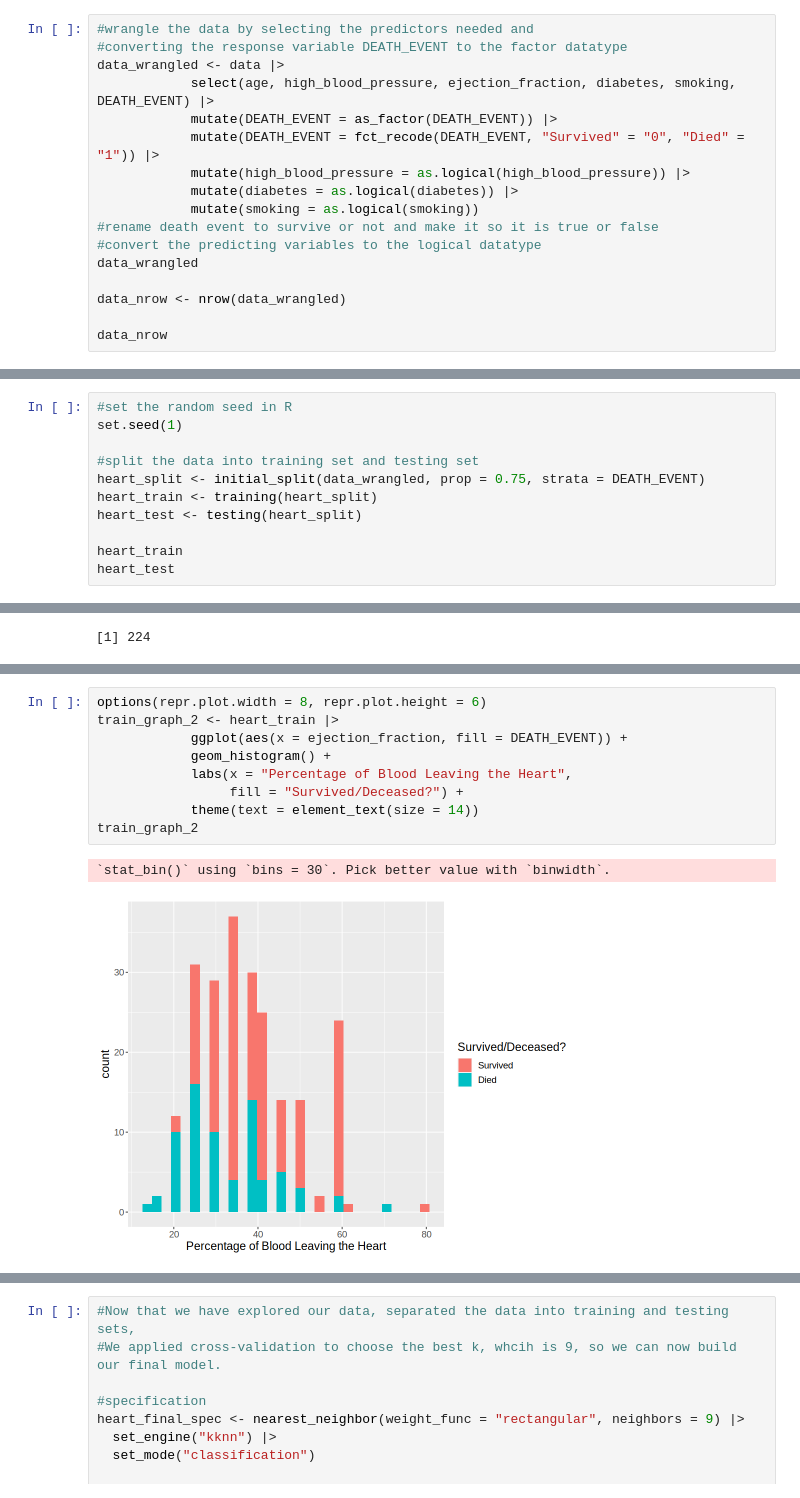
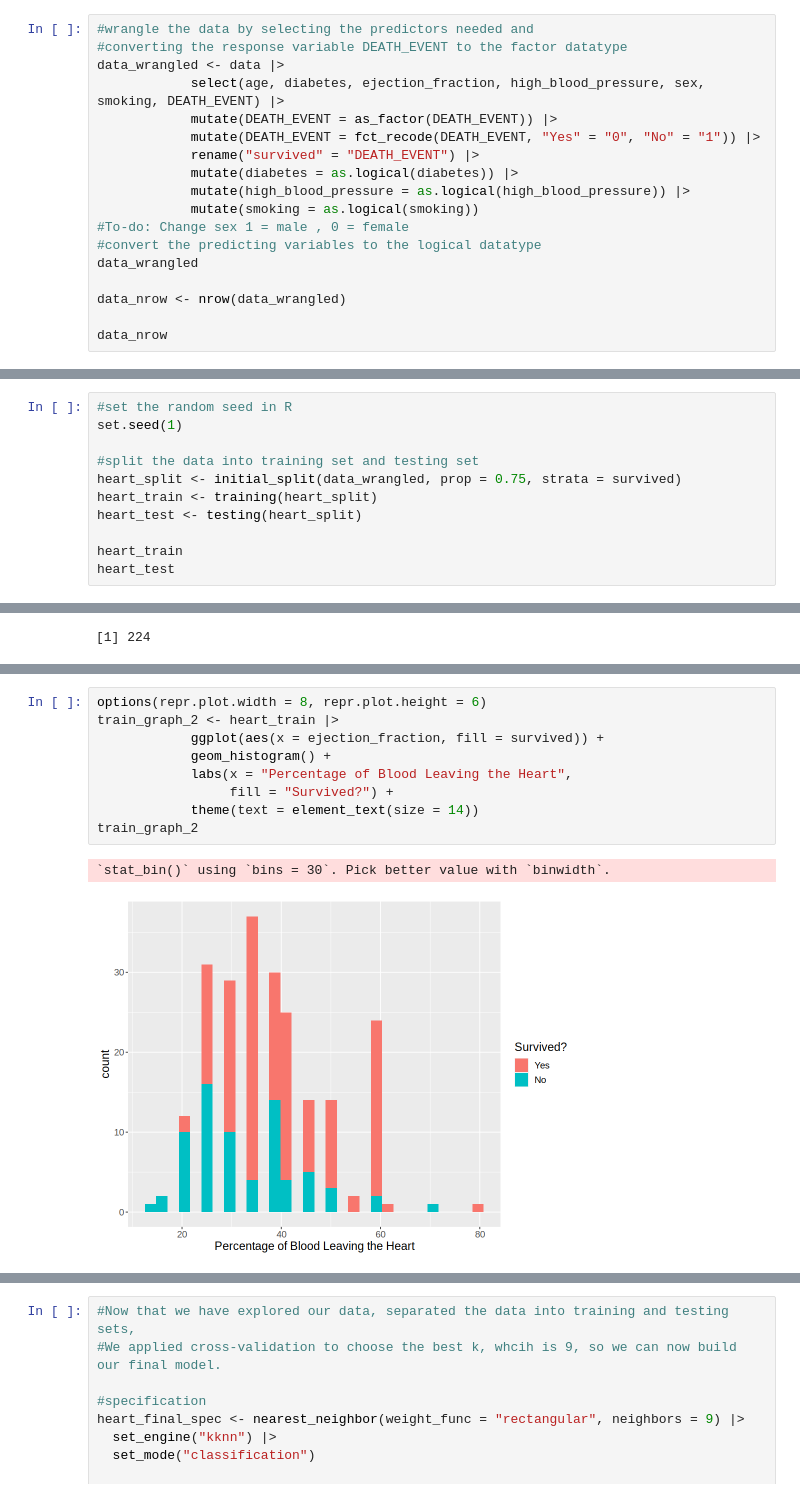
Before and after one commit to KristenisHuaiyi/Data_Science_Project, a Jupyter notebook: Untitled2.ipynb, the cells around one changed output, grey strips where cells are left out. Saved outputs shown, nothing was run; the diff lists cells and outputs as text.

Commit message:
Changed to Survive?

```diff
--- a/Untitled2.ipynb
+++ b/Untitled2.ipynb
@@ -49,13 +49,14 @@ A spec_tbl_df: 299 × 13
 #wrangle the data by selecting the predictors needed and
 #converting the response variable DEATH_EVENT to the factor datatype
 data_wrangled <- data |>
-            select(age, high_blood_pressure, ejection_fraction, diabetes, smoking, DEATH_EVENT) |>
+            select(age, diabetes, ejection_fraction, high_blood_pressure, sex, smoking, DEATH_EVENT) |>
             mutate(DEATH_EVENT = as_factor(DEATH_EVENT)) |>
-            mutate(DEATH_EVENT = fct_recode(DEATH_EVENT, "Survived" = "0", "Died" = "1")) |>
+            mutate(DEATH_EVENT = fct_recode(DEATH_EVENT, "Yes" = "0", "No" = "1")) |>
+            rename("survived" = "DEATH_EVENT") |>
+            mutate(diabetes = as.logical(diabetes)) |>
             mutate(high_blood_pressure = as.logical(high_blood_pressure)) |>
-            mutate(diabetes = as.logical(diabetes)) |>
             mutate(smoking = as.logical(smoking))
-#rename death event to survive or not and make it so it is true or false
+#To-do: Change sex 1 = male , 0 = female
 #convert the predicting variables to the logical datatype
 data_wrangled
 
@@ -79,7 +80,7 @@ A tibble: 299 × 6
 set.seed(1)
 
 #split the data into training set and testing set
-heart_split <- initial_split(data_wrangled, prop = 0.75, strata = DEATH_EVENT)
+heart_split <- initial_split(data_wrangled, prop = 0.75, strata = survived)
 heart_train <- training(heart_split)
 heart_test <- testing(heart_split)
 
@@ -154,15 +155,15 @@ train_graph
 # %%
 options(repr.plot.width = 8, repr.plot.height = 6)
 train_graph_2 <- heart_train |>
-            ggplot(aes(x = ejection_fraction, fill = DEATH_EVENT)) +
+            ggplot(aes(x = ejection_fraction, fill = survived)) +
             geom_histogram() +
             labs(x = "Percentage of Blood Leaving the Heart",
-                 fill = "Survived/Deceased?") +
+                 fill = "Survived?") +
             theme(text = element_text(size = 14))
 train_graph_2
 # %% [output]
 `stat_bin()` using `bins = 30`. Pick better value with `binwidth`.
-[figure, old version]
+[figure, new version]
 # %%
 #preprocess data to be centered and scaled
 #DEATH_EVENT is the response,
```
Also changed, not shown: parts of 9 cells of this notebook, 1 other file.
